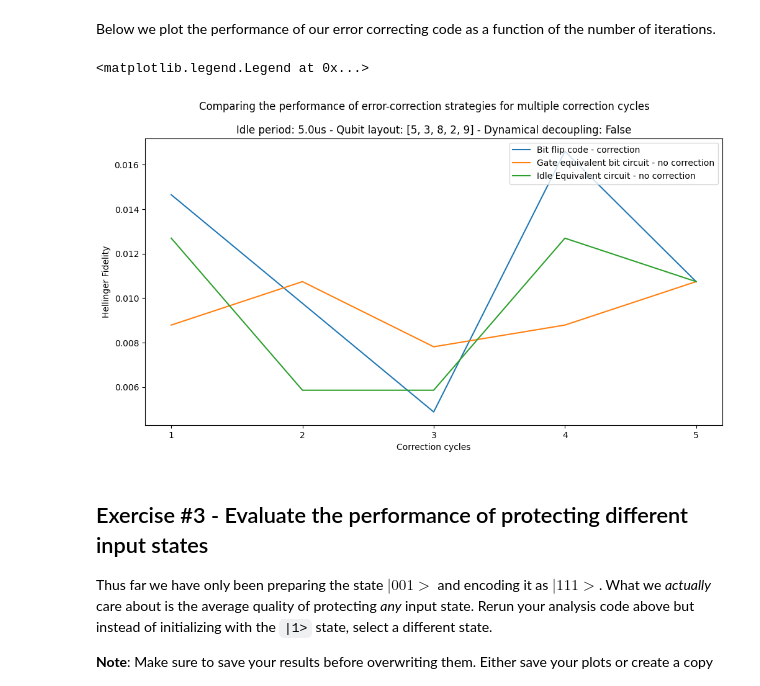
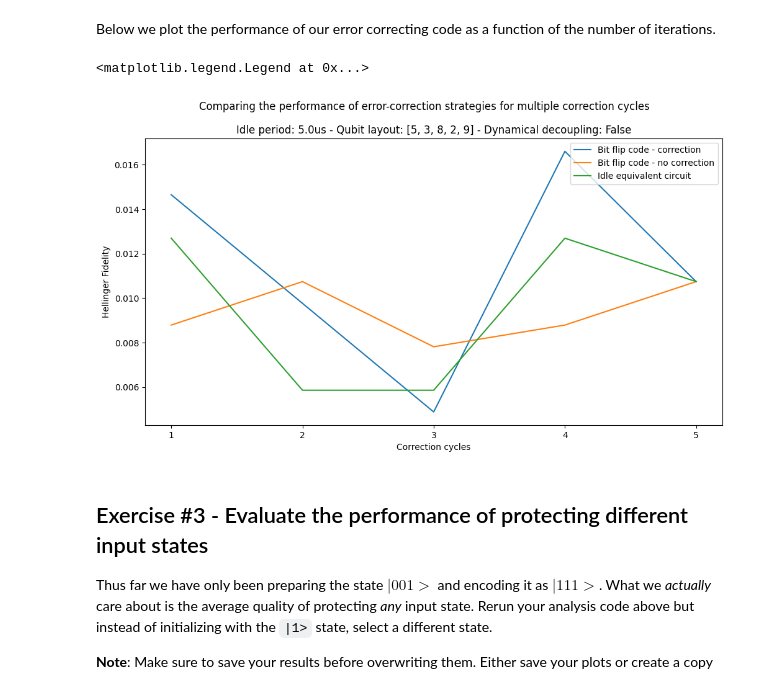
Before and after one commit to taalexander/IEEE-Quantum-Week-2022, a Jupyter notebook: ieee-qec-tutorial-2022.ipynb, the cells around one changed output. Saved outputs shown, nothing was run; the diff lists cells and outputs as text; code cells hidden in the pictures.

```diff
--- a/ieee-qec-tutorial-2022.ipynb
+++ b/ieee-qec-tutorial-2022.ipynb
@@ -1358,20 +1359,20 @@ Below we plot the performance of our error correcting code as a function of the
 # %%
 import matplotlib.pyplot as plt
 plt.rcParams["figure.figsize"] = (12, 6)
 
 iters = range(1, num_rounds+1)
 plt.plot(iters, fidelities_corr_bit, label="Bit flip code - correction")
-plt.plot(iters, fidelities_no_corr_bit, label="Gate equivalent bit circuit - no correction")
-plt.plot(iters, fidelities_idle_equiv_bit, label="Idle Equivalent circuit - no correction")
+plt.plot(iters, fidelities_no_corr_bit, label="Bit flip code - no correction")
+plt.plot(iters, fidelities_idle_equiv_bit, label="Idle equivalent circuit")
 plt.ylabel("Hellinger Fidelity")
 plt.xlabel("Correction cycles")
 plt.xticks(iters)
 plt.suptitle("Comparing the performance of error-correction strategies for multiple correction cycles")
 plt.title(f"Idle period: {idle_period*1e6}us - Qubit layout: {initial_layout} - Dynamical decoupling: {dynamical_decoupling}")
 plt.legend(loc="upper right")
 # %% [output]
 <matplotlib.legend.Legend at 0x...>
-[figure, old version]
+[figure, new version]
 # %% [markdown]
 ## Exercise #3 - Evaluate the performance of protecting different input states
 
```
Also changed, not shown: parts of 10 cells of this notebook.
